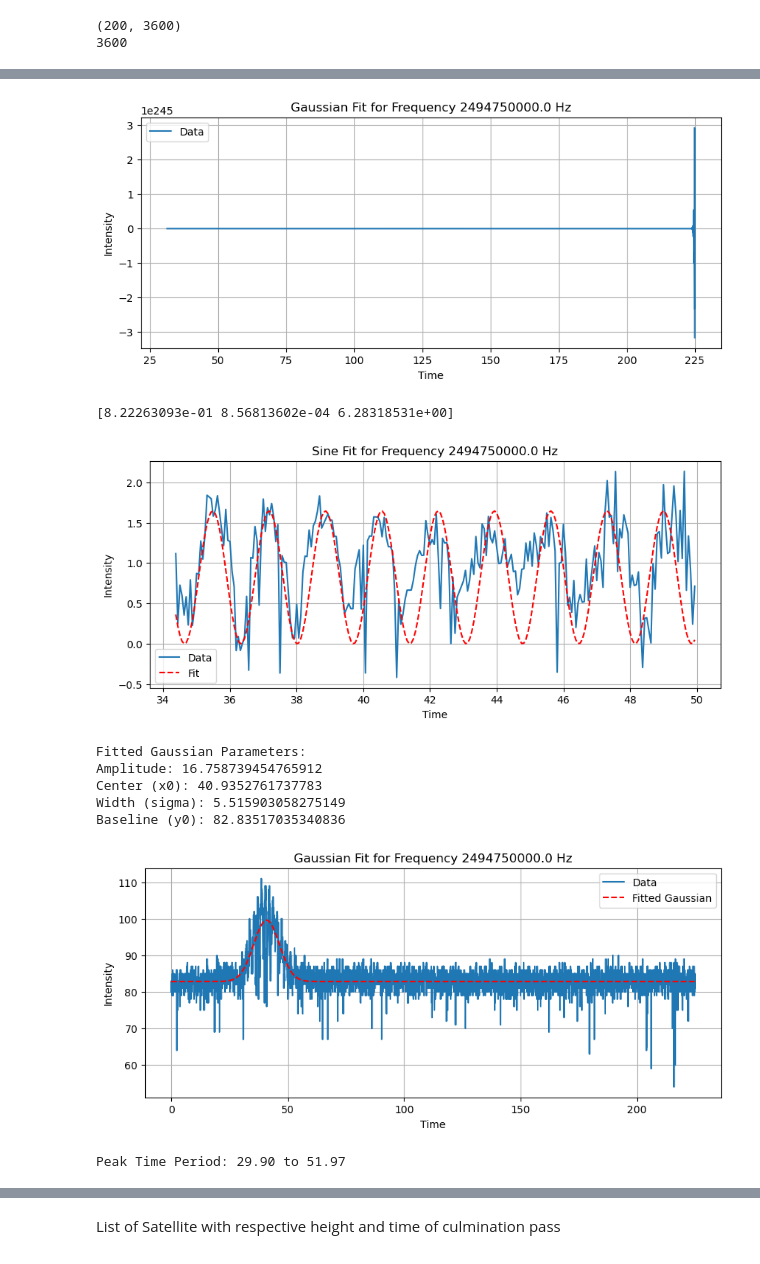
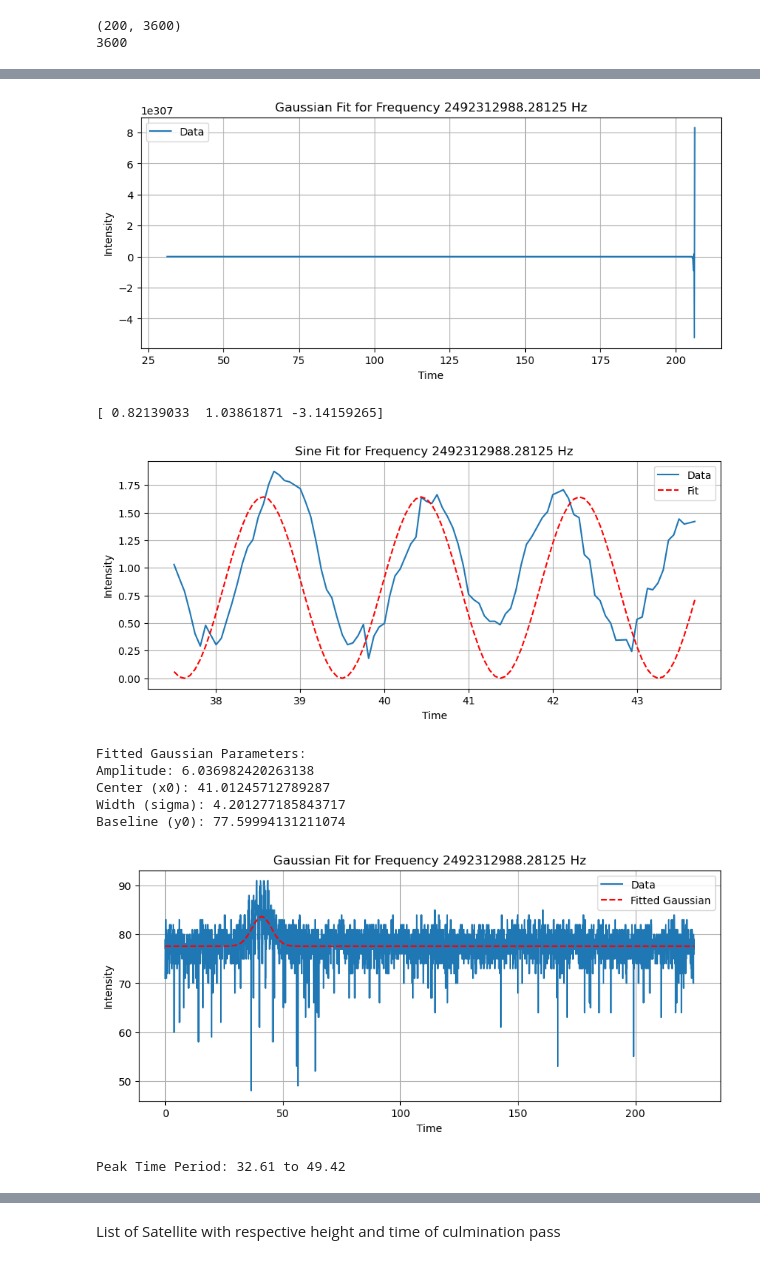
Before and after one commit to muellvin/radio-interferometry, a Jupyter notebook: data_sat.ipynb, the cells around one changed output, grey strips where cells are left out. Drawn from its saved outputs; the diff is of its cells as text; code cells hidden in the pictures.

```diff
--- a/data_sat.ipynb
+++ b/data_sat.ipynb
@@ -28,7 +28,7 @@ time_axis = hdul[1].data[0][0] / 4
 hdul.close()
 
 # Choose a specific frequency index (modify as needed)
-frequency_index = 79  # Example: choose the 50th frequency; adjust as per your data
+frequency_index = 80  # Example: choose the 50th frequency; adjust as per your data
 chosen_frequency = freq_axis[frequency_index]  # Get the actual frequency value if freq_axis is defined
 
 print(time_axis.size)
@@ -42,7 +42,7 @@ import matplotlib.pyplot as plt
 
 c = 299792458 # speed of light in m/s
 B = 5.49 # length of Baseline in meters
-lam = c/freq_axis[79]
+lam = c/chosen_frequency
 
 def moving_average_smooth(data, window_size=3):
     """
@@ -68,8 +68,8 @@ def gaussian(x, I, mu, sigma, A, B):
 
 
 def theoretical_fit(x, S, omega, phi):
-    return S*(1+np.cos(2*np.pi *B *omega*x/lam + phi))
+    return S*(1+np.cos(B *omega*x/lam + phi))
 
-print(freq_axis[79])
+print(freq_axis[182])
 print(lam)
 # %% [output]
@@ -78,5 +78,5 @@ print(lam)
 # %%
-intensity = moving_average_smooth(data[frequency_index, :], window_size=1)
+intensity = moving_average_smooth(data[frequency_index, :], window_size=10)
 
 # Fit the Gaussian function (using example Gaussian-like data)
 #gaussian_params, _ = curve_fit(gaussian, time_axis, intensity, p0=[17.5, 5720, 4640, 0, 1])
@@ -123,33 +123,35 @@ plt.legend()
 plt.grid(True)
 plt.show()
 # %% [output]
-[figure, old version]
+[figure, new version]
 # %%
 #only relevant time sequence
-rel_time_start = 550
-rel_time_stop = 800
+rel_time_start = 600
+rel_time_stop = 700
 intensity_no_gauss_rel = intensity_no_gauss[rel_time_start:rel_time_stop]
 time_axis_rel = time_axis[rel_time_start:rel_time_stop]
 
-theo_params, _ = curve_fit(theoretical_fit, time_axis_rel, intensity_no_gauss_rel, p0 = [0.6, 0.0009, 0],bounds=([0, 0, 0], [np.inf, np.inf, 2 * np.pi]),  maxfev=20000)
+def theoretical_fit_norm(x, S, omega, phi):
+    return S*(1+np.cos(B *omega*0.005*x/lam + phi))
+
+theo_params, _ = curve_fit(theoretical_fit_norm, time_axis_rel, intensity_no_gauss_rel, p0 = [0.6, 1, 0],bounds=([0, 0, -np.pi], [np.inf, np.inf, np.pi]),  maxfev=2000)
 print(theo_params)
 S, omega, phi = theo_params
 
-fitted_sin_rel = theoretical_fit(time_axis_rel, S, omega, phi)
+fitted_sin_rel = theoretical_fit_norm(time_axis_rel, S, omega, phi)
 
 # Plot the fitted Gaussian over the data
 plt.figure(figsize=(10, 4))
 plt.plot(time_axis_rel, intensity_no_gauss_rel, label='Data')
 plt.plot(time_axis_rel, fitted_sin_rel, label='Fit', linestyle='--', color='red')
 plt.xlabel('Time')
 plt.ylabel('Intensity')
 plt.title(f'Sine Fit for Frequency {chosen_frequency} Hz')
 plt.legend()
-plt.grid(True)
 plt.show()
 # %% [output]
-[8.22263093e-01 8.56813602e-04 6.28318531e+00]
+[ 0.82139033  1.03861871 -3.14159265]
-[figure, old version]
+[figure, new version]
 # %%
 from scipy.optimize import curve_fit
 
@@ -196,12 +198,12 @@ dT = 2*np.sqrt(2*np.log(2))*sigma_fit
 dTT = end_time - start_time
 # %% [output]
 Fitted Gaussian Parameters:
-Amplitude: 16.758739454765912
-Center (x0): 40.9352761737783
-Width (sigma): 5.515903058275149
-Baseline (y0): 82.83517035340836
+Amplitude: 6.036982420263138
+Center (x0): 41.01245712789287
+Width (sigma): 4.201277185843717
+Baseline (y0): 77.59994131211074
-[figure, old version]
+[figure, new version]
-Peak Time Period: 29.90 to 51.97
+Peak Time Period: 32.61 to 49.42
 # %%
 import sympy as sp
 
```
Also changed, not shown: parts of 4 cells of this notebook.
